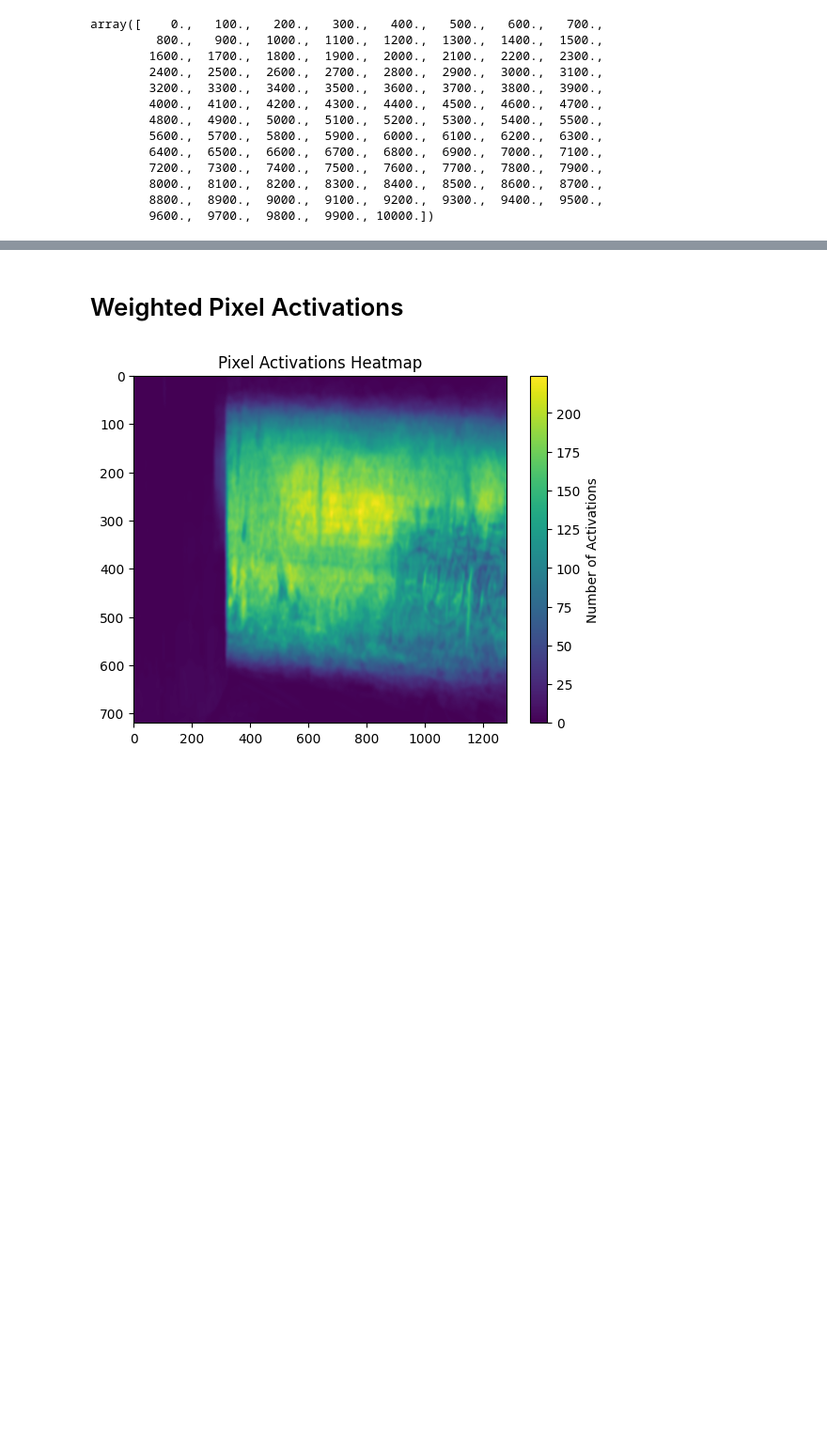
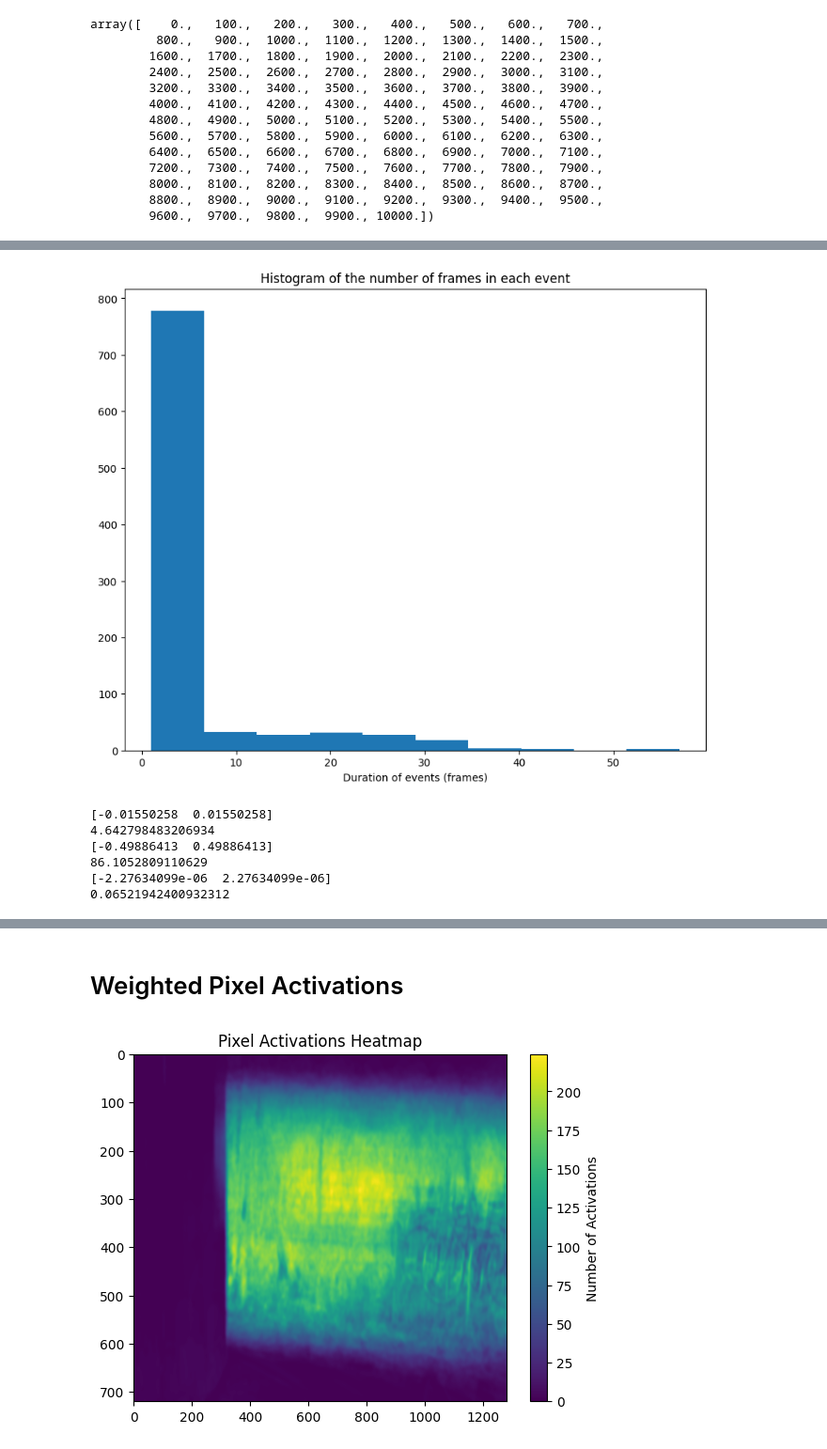
Before and after one commit to jingxuan19/ShedSense, a Jupyter notebook: evaluation/analysis.ipynb, the cells around one changed output, grey strips where cells are left out. Shown at 94% size. Drawn from its saved outputs; the diff is of its cells as text; code cells hidden in the pictures; blank space fills up the shorter version.

```diff
--- a/evaluation/analysis.ipynb
+++ b/evaluation/analysis.ipynb
@@ -381,0 +673,52 @@ np.float64(9400.0)
+# %%
+plt.figure(figsize=(10, 8))
+plt.hist(time_during_events, 10)
+plt.title('Histogram of the number of frames in each event')
+plt.xlabel('Duration of events (frames)')
+plt.ylabel('')
+# plt.colorbar(label='F2 score')
+
+# # plt.xticks(ticks=np.linspace(0, 100, 11), labels=np.linspace(0, 10000, 11, dtype=np.int64))
+# # plt.xticks(ticks=np.linspace(1, 3, 10), labels=np.linspace(0, 3, 10))
+# plt.show()
+
+# plt.figure(figsize=(10, 8))
+# plt.hist(time_between_events, 10)
+# plt.title('Histogram of the number of frames in between the start of each event')
+# plt.xlabel('Duration (frames)')
+# plt.ylabel('')
+# plt.colorbar(label='F2 score')
+
+# plt.xticks(ticks=np.linspace(0, 100, 11), labels=np.linspace(0, 10000, 11, dtype=np.int64))
+# plt.xticks(ticks=np.linspace(1, 3, 10), labels=np.linspace(0, 3, 10))
+plt.show()
+# %% [output]
+[figure, added]
+# %%
+medians = []
+for i in range(1000):
+    medians.append(np.mean(np.random.choice(time_during_events, len(time_during_events))))
+medians = np.array(medians)
+print(t.interval(0.95, len(medians)-1, loc=np.mean(medians), scale=sem(medians))-medians.mean())
+print(medians.mean())
+
+medians = []
+for i in range(1000):
+    medians.append(np.mean(np.random.choice(time_between_events, len(time_between_events))))
+medians = np.array(medians)
+print(t.interval(0.95, len(medians)-1, loc=np.mean(medians), scale=sem(medians))-medians.mean())
+print(medians.mean())
+
+medians = []
+for i in range(1000):
+    medians.append(np.median(np.random.choice(time_to_capture, len(time_to_capture))))
+medians = np.array(medians)
+print(t.interval(0.95, len(medians)-1, loc=np.mean(medians), scale=sem(medians))-medians.mean())
+print(medians.mean())
+# %% [output]
+[-0.01550258  0.01550258]
+4.642798483206934
+[-0.49886413  0.49886413]
+86.1052809110629
+[-2.27634099e-06  2.27634099e-06]
+0.06521942400932312
```
Also changed, not shown: parts of 42 cells of this notebook, 19 other files.
